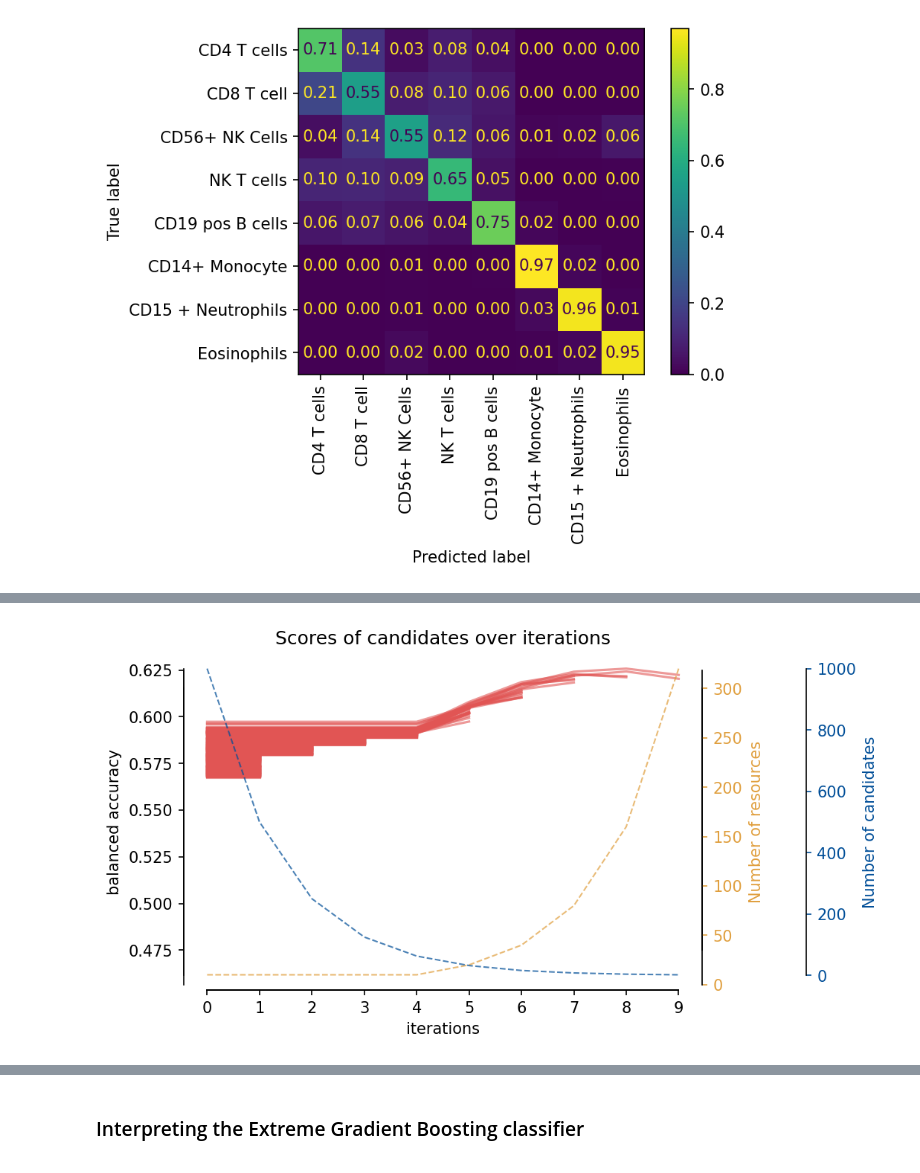
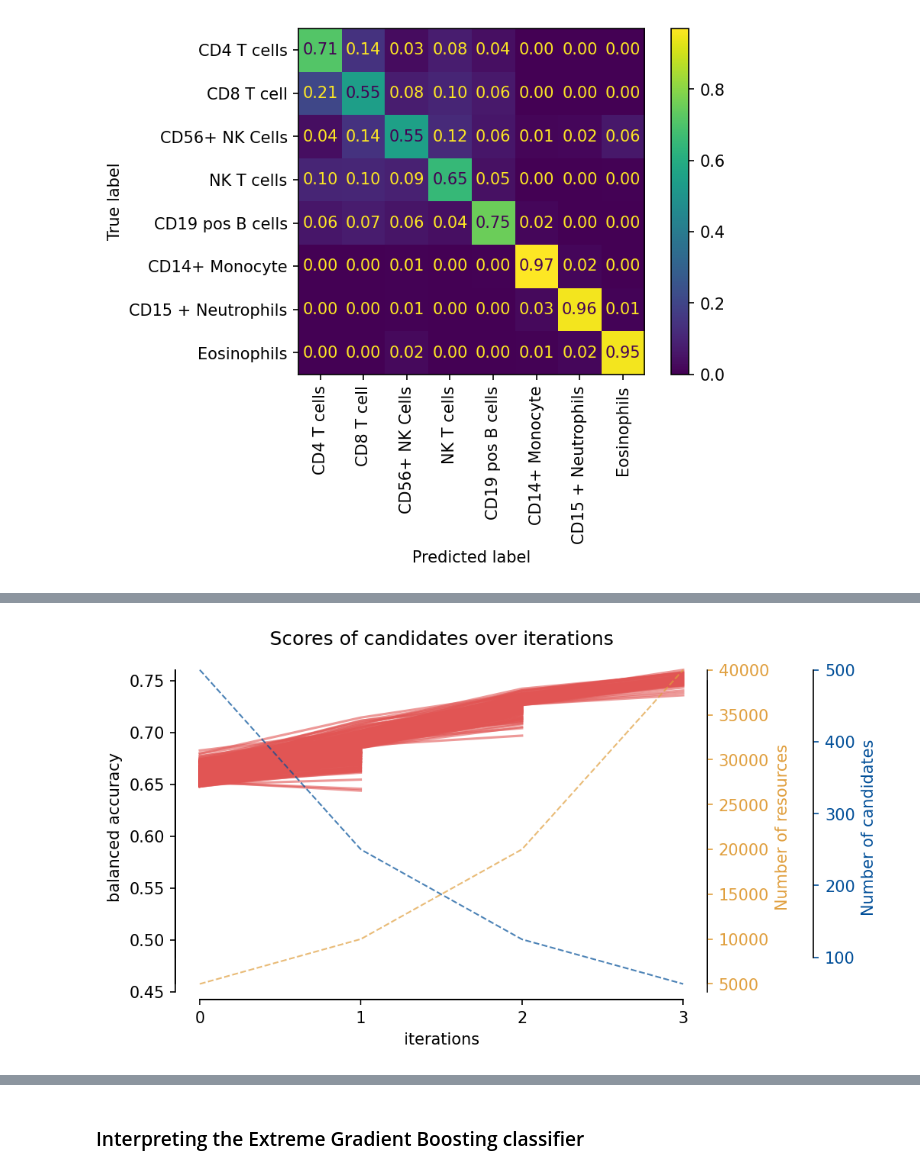
Before and after one commit to harel-coffee/SCIP-use-case-workflows-auto, a Jupyter notebook: notebooks/Stain-free Leukocyte Prediction.ipynb, the cells around one changed output, grey strips where cells are left out. Drawn from its saved outputs; the diff is of its cells as text; code cells hidden in the pictures.

Commit message:
Clean up + add latest nested cross val results

```diff
--- a/notebooks/Stain-free Leukocyte Prediction.ipynb
+++ b/notebooks/Stain-free Leukocyte Prediction.ipynb
@@ -402,12 +249,0 @@ with open(data_dir / f"rsh/res_2500/grid2.pickle", "rb") as fh:
-# %%
-with open(data_dir / f"rsh/res_2500/grid_n_estimators_onlyover.pickle", "rb") as fh:
-    grid3 = pickle.load(fh)
-    grid3.cv_results_["file"] = "grid_n_estimators_onlyover"
-# %%
-with open(data_dir / f"rsh/res_2500/grid_n_estimators_overunder_start10.pickle", "rb") as fh:
-    grid4 = pickle.load(fh)
-    grid4.cv_results_["file"] = "grid_n_estimators_overunder_start10"
-# %%
-with open(data_dir / f"rsh/res_2500/grid_n_estimators_overunder_start10_nolate.pickle", "rb") as fh:
-    grid_early = pickle.load(fh)
-    grid_early.cv_results_["file"] = "grid_n_estimators_overunder_start10_nolate"
@@ -570,4 +263,3 @@ ConfusionMatrixDisplay.from_predictions(y_test, preds, display_labels=enc.classe
 # %%
-with open(data_dir / f"rsh/grid_early+late.pickle", "rb") as fh:
-    grid1 = pickle.load(fh)
-    # grid1.cv_results_["file"] = "grid"
+with open(data_dir / f"hpo/rsh_cyto.pickle", "rb") as fh:
+    grid4 = pickle.load(fh)
@@ -590,5 +281,5 @@ array([0.99321449, 0.98989594, 0.99439115, 0.99251008, 0.99465214])
 # %%
-rsh_plot(grid1["estimator"][0])
+rsh_plot(grid4["estimator"][0])
 # %% [output]
-[figure, old version]
+[figure, new version]
 # %%
```
Also changed, not shown: parts of 67 cells of this notebook.
